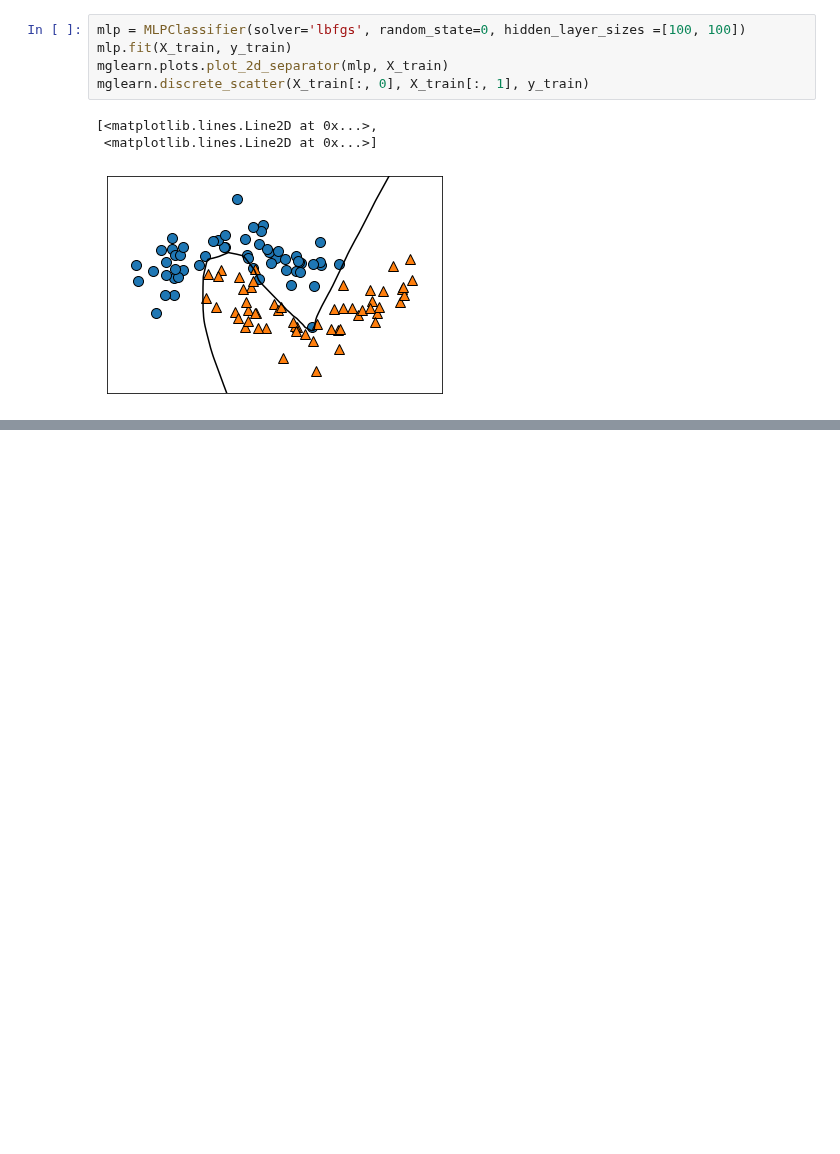
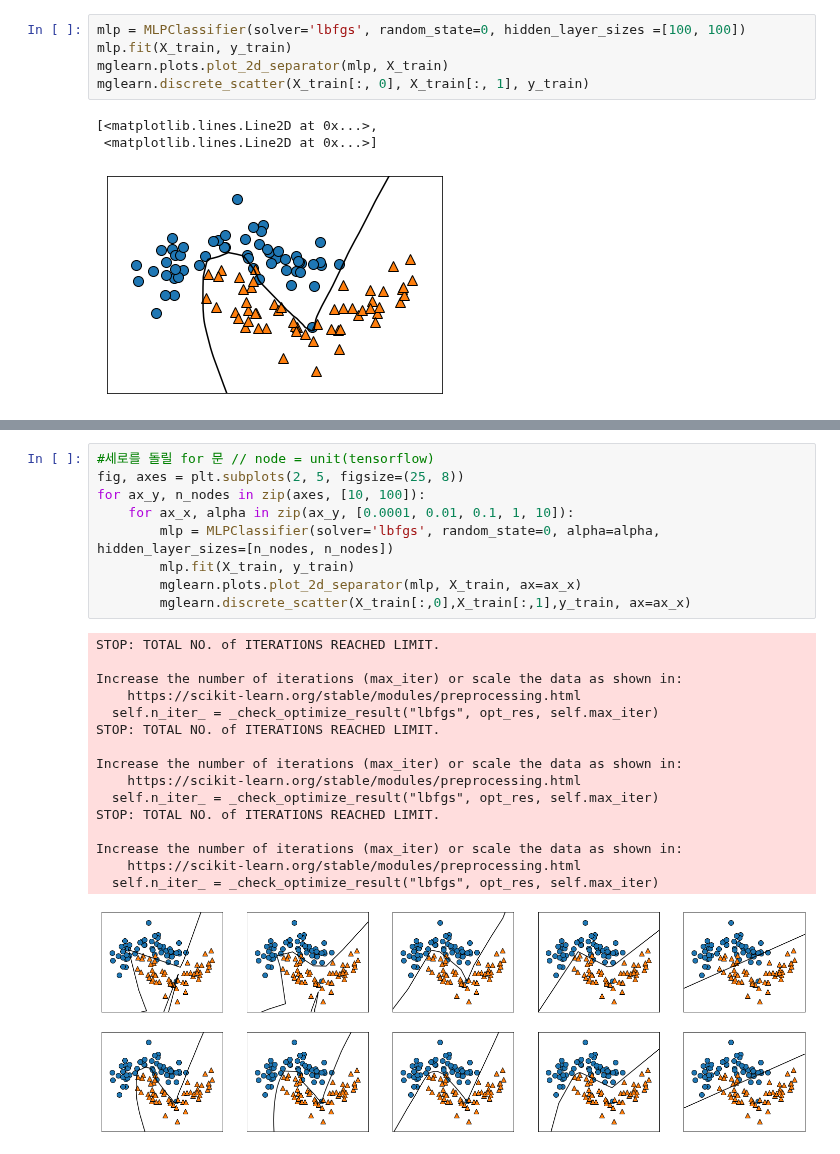
Before and after one commit to waldbear4/Python_2021, a Jupyter notebook: 20210622 Neural MLPClassifier, hidden_layer_sizes, max_iter.ipynb, the cells around one changed output, grey strips where cells are left out. Drawn from its saved outputs; the diff is of its cells as text; blank space fills up the shorter version.

```diff
--- a/20210622 Neural MLPClassifier, hidden_layer_sizes, max_iter.ipynb
+++ b/20210622 Neural MLPClassifier, hidden_layer_sizes, max_iter.ipynb
@@ -217,0 +238,26 @@ mglearn.discrete_scatter(X_train[:, 0], X_train[:, 1], y_train)
+# %%
+#세로를 돌릴 for 문 // node = unit(tensorflow)
+fig, axes = plt.subplots(2, 5, figsize=(25, 8))
+for ax_y, n_nodes in zip(axes, [10, 100]):
+    for ax_x, alpha in zip(ax_y, [0.0001, 0.01, 0.1, 1, 10]):
+        mlp = MLPClassifier(solver='lbfgs', random_state=0, alpha=alpha, hidden_layer_sizes=[n_nodes, n_nodes])
+        mlp.fit(X_train, y_train)
+        mglearn.plots.plot_2d_separator(mlp, X_train, ax=ax_x)
+        mglearn.discrete_scatter(X_train[:,0],X_train[:,1],y_train, ax=ax_x)
+# %% [output]
+STOP: TOTAL NO. of ITERATIONS REACHED LIMIT.
+
+Increase the number of iterations (max_iter) or scale the data as shown in:
+    https://scikit-learn.org/stable/modules/preprocessing.html
+  self.n_iter_ = _check_optimize_result("lbfgs", opt_res, self.max_iter)
+STOP: TOTAL NO. of ITERATIONS REACHED LIMIT.
+
+Increase the number of iterations (max_iter) or scale the data as shown in:
+    https://scikit-learn.org/stable/modules/preprocessing.html
+  self.n_iter_ = _check_optimize_result("lbfgs", opt_res, self.max_iter)
+STOP: TOTAL NO. of ITERATIONS REACHED LIMIT.
+
+Increase the number of iterations (max_iter) or scale the data as shown in:
+    https://scikit-learn.org/stable/modules/preprocessing.html
+  self.n_iter_ = _check_optimize_result("lbfgs", opt_res, self.max_iter)
+[figure, added]
```
Also changed, not shown: parts of 5 cells of this notebook.
